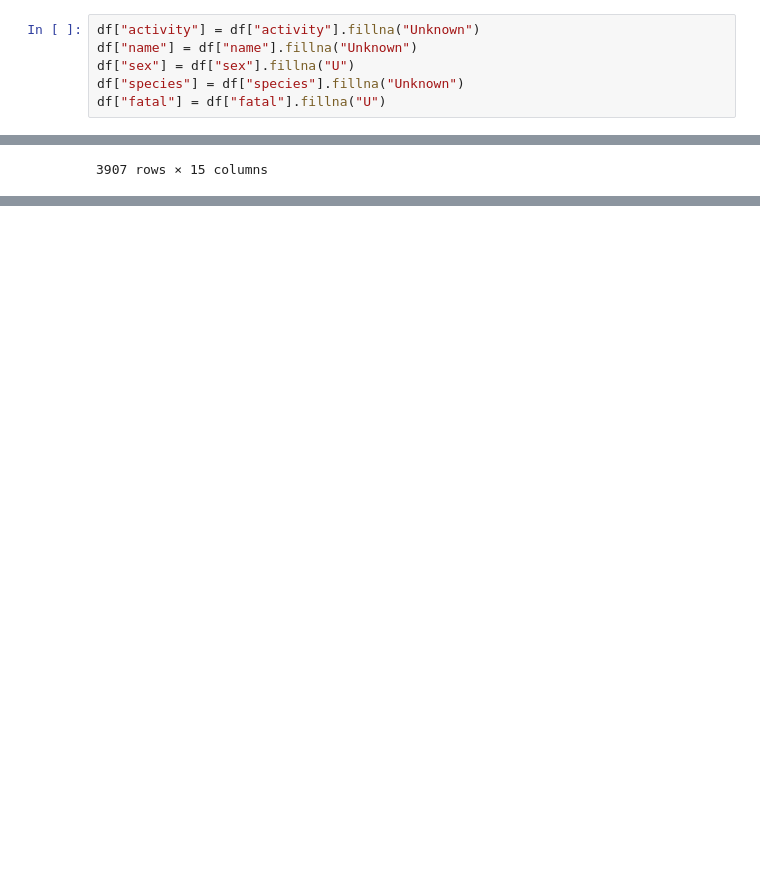
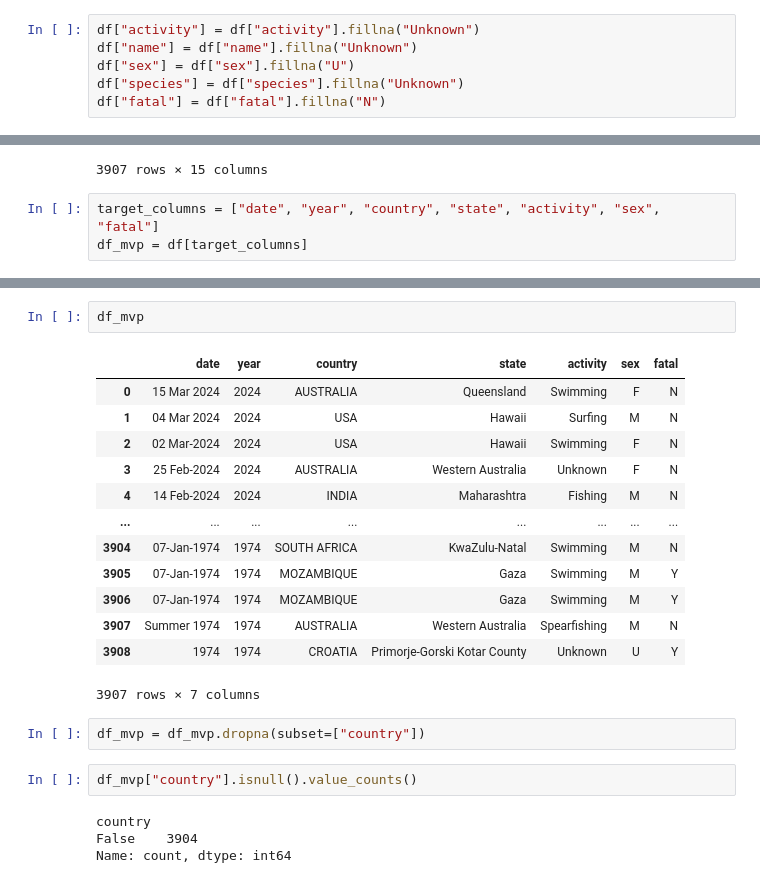
Before and after one commit to harimrys/Project-Shark-Attack-G1, a Jupyter notebook: main.ipynb, the cells around one changed output, grey strips where cells are left out. Cells and saved outputs as stored; diff of their text form; blank space fills up the shorter version.

```diff
--- a/main.ipynb
+++ b/main.ipynb
@@ -83,7 +83,7 @@ df["activity"] = df["activity"].fillna("Unknown")
 df["name"] = df["name"].fillna("Unknown")
 df["sex"] = df["sex"].fillna("U")
 df["species"] = df["species"].fillna("Unknown")
-df["fatal"] = df["fatal"].fillna("U")
+df["fatal"] = df["fatal"].fillna("N")
 # %%
 df
 # %% [output]
@@ -100,3 +100,6 @@ df
 | 3907 | Summer 1974 | 1974 | Unprovoked | AUSTRALIA | Western Australia | Emu Channel | Spearfishing | Glen Tunbridge | M | NaN | 8 to 10 puncture marks around knee | ... |
 | 3908 | 1974 | 1974 | Unprovoked | CROATIA | Primorje-Gorski Kotar County | Preluka Harbour | Unknown | 2 Czech tourists | U | NaN | FATAL | ... |
 3907 rows × 15 columns
+# %%
+target_columns = ["date", "year", "country", "state", "activity", "sex", "fatal"]
+df_mvp = df[target_columns]
@@ -102,0 +122,24 @@ df
+# %%
+df_mvp
+# %% [output]
+|  | date | year | country | state | activity | sex | fatal |
+| 0 | 15 Mar 2024 | 2024 | AUSTRALIA | Queensland | Swimming | F | N |
+| 1 | 04 Mar 2024 | 2024 | USA | Hawaii | Surfing | M | N |
+| 2 | 02 Mar-2024 | 2024 | USA | Hawaii | Swimming | F | N |
+| 3 | 25 Feb-2024 | 2024 | AUSTRALIA | Western Australia | Unknown | F | N |
+| 4 | 14 Feb-2024 | 2024 | INDIA | Maharashtra | Fishing | M | N |
+| ... | ... | ... | ... | ... | ... | ... | ... |
+| 3904 | 07-Jan-1974 | 1974 | SOUTH AFRICA | KwaZulu-Natal | Swimming | M | N |
+| 3905 | 07-Jan-1974 | 1974 | MOZAMBIQUE | Gaza | Swimming | M | Y |
+| 3906 | 07-Jan-1974 | 1974 | MOZAMBIQUE | Gaza | Swimming | M | Y |
+| 3907 | Summer 1974 | 1974 | AUSTRALIA | Western Australia | Spearfishing | M | N |
+| 3908 | 1974 | 1974 | CROATIA | Primorje-Gorski Kotar County | Unknown | U | Y |
+3907 rows × 7 columns
+# %%
+df_mvp = df_mvp.dropna(subset=["country"])
+# %%
+df_mvp["country"].isnull().value_counts()
+# %% [output]
+country
+False    3904
+Name: count, dtype: int64
```
Also changed, not shown: parts of 9 cells of this notebook.
